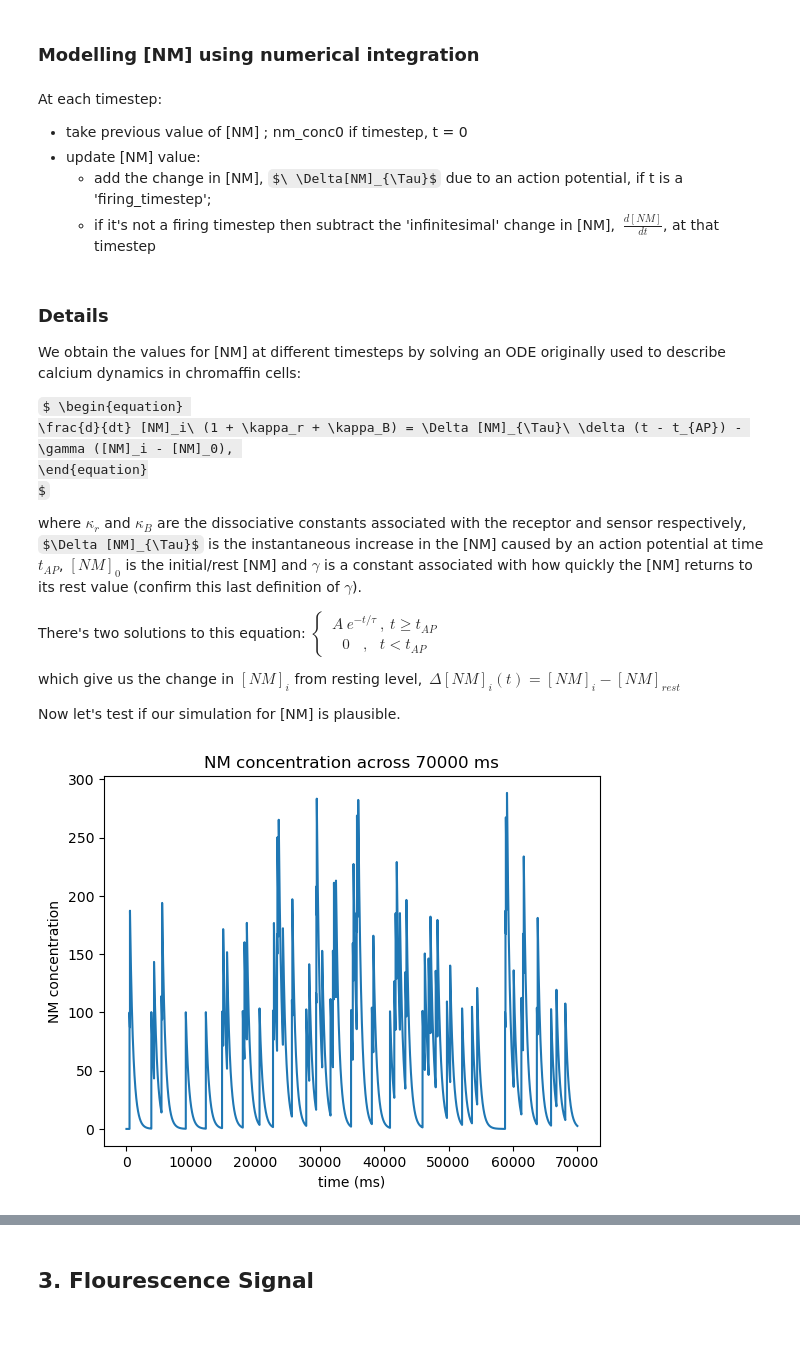
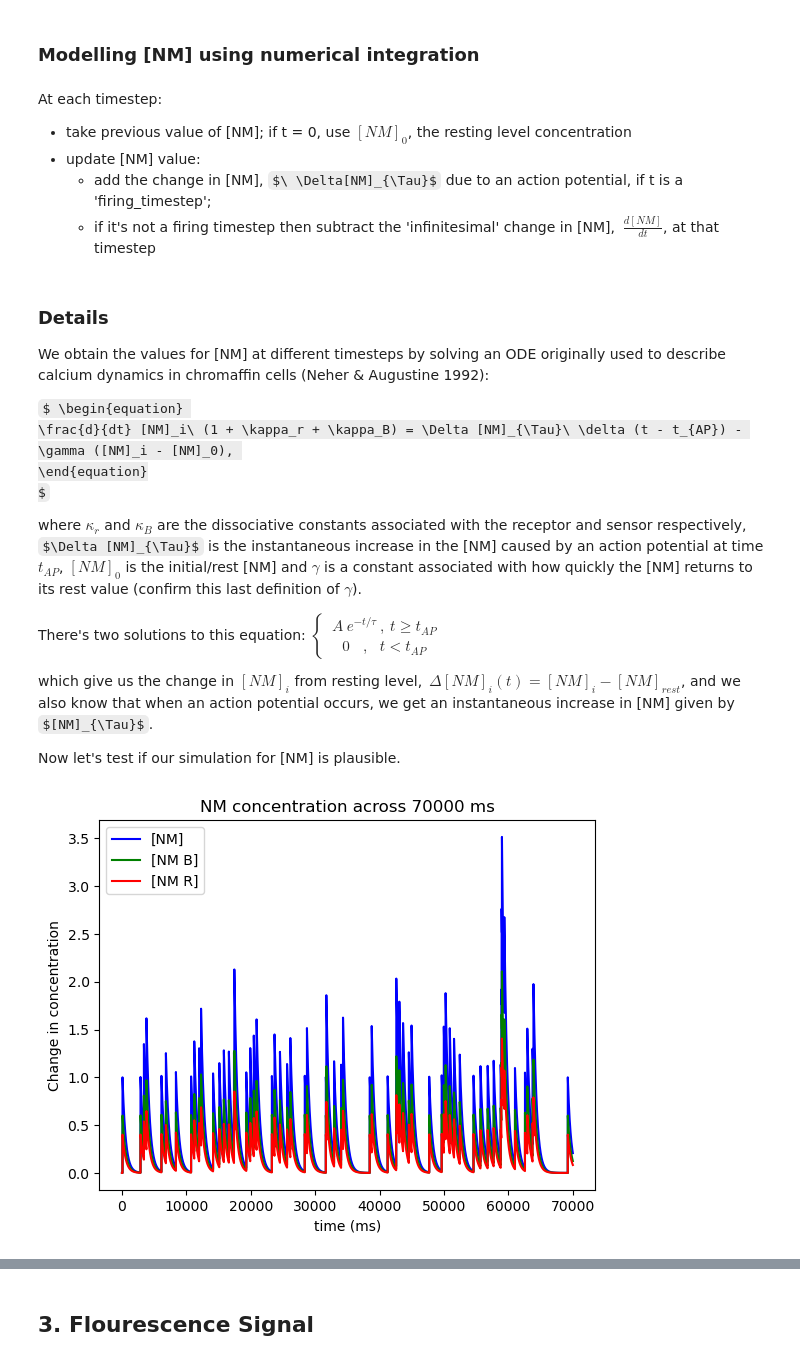
Before and after one commit to BrianNGitahi/NM-Imaging, a Jupyter notebook: Simulation.ipynb, the cells around one changed output, grey strips where cells are left out. Drawn from its saved outputs; the diff is of its cells as text; code cells hidden in the pictures; some formulas as TeX source; blank space fills up the shorter version.

```diff
--- a/Simulation.ipynb
+++ b/Simulation.ipynb
@@ -93,7 +93,7 @@ Now let's simulate a simple case of neuromodulator release caused by our firing
 ### Modelling [NM] using numerical integration
 # %% [markdown]
 At each timestep:
-- take previous value of [NM] ; nm_conc0 if timestep, t = 0
+- take previous value of [NM]; if t = 0,  use $[NM]_0$, the resting level concentration
 - update [NM] value:
     - add the change in [NM], $\ \Delta[NM]_{\Tau}$ due to an action potential, if t is a 'firing_timestep';
     - if it's not a firing timestep then subtract the 'infinitesimal' change in [NM], $\ \frac{d[NM]}{dt}$, at that timestep
@@ -152,7 +170,7 @@ def simulate_nm_conc(neuron_activity, tau, nm_conc0):
 # %% [markdown]
 ### Details
 
-We obtain the values for [NM] at different timesteps by solving an ODE originally used to describe calcium dynamics in chromaffin cells:
+We obtain the values for [NM] at different timesteps by solving an ODE originally used to describe calcium dynamics in chromaffin cells (Neher & Augustine 1992):
 
 
 $ \begin{equation}
@@ -170,10 +188,10 @@ $\begin{equation} \tag{2}
 \end{cases} \end{equation}
 $
 
-which give us the change in $[NM]_i$ from resting level,$\ \ \Delta [NM]_i (t)  = [NM]_i - [NM]_{rest}$
+which give us the change in $[NM]_i$ from resting level,$\ \ \Delta [NM]_i (t)  = [NM]_i - [NM]_{rest}$, and we also know that when an action potential occurs, we get an instantaneous increase in [NM] given by $[NM]_{\Tau}$.
 
 Now let's test if our simulation for [NM] is plausible.
-# %%
-nm_conc = simulate_nm_conc(firing_neuron,tau=500,nm_conc0=0)
-# %% [output]
-[figure, removed]
+# %%
+nm_conc, nm_b_conc, nm_r_conc = simulate_nm_conc(firing_neuron,nm_conc0=0,k_b=0.6, k_r=0.4,gamma=0.004)
+# %% [output]
+[figure, added]
```
Also changed, not shown: parts of 12 cells of this notebook.
